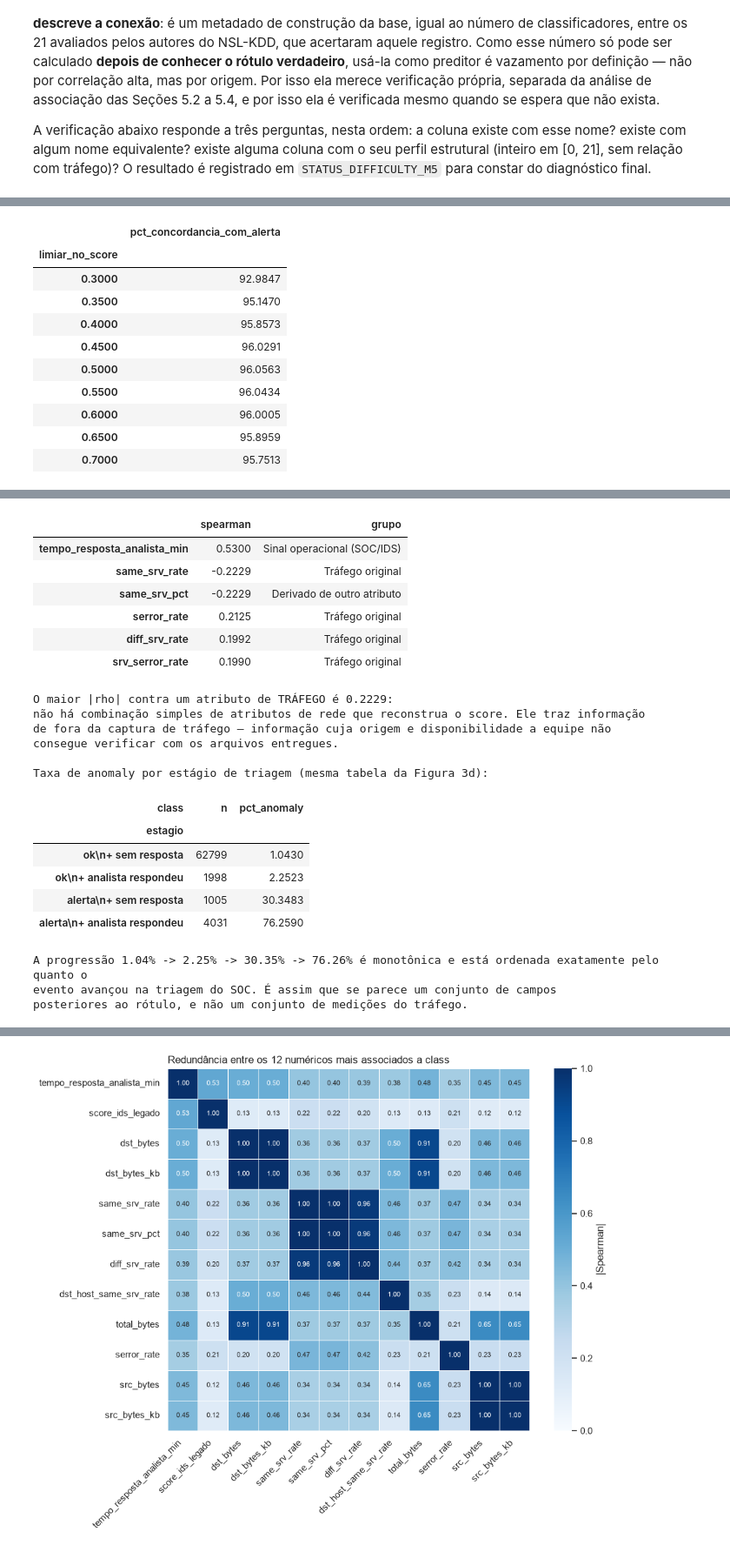
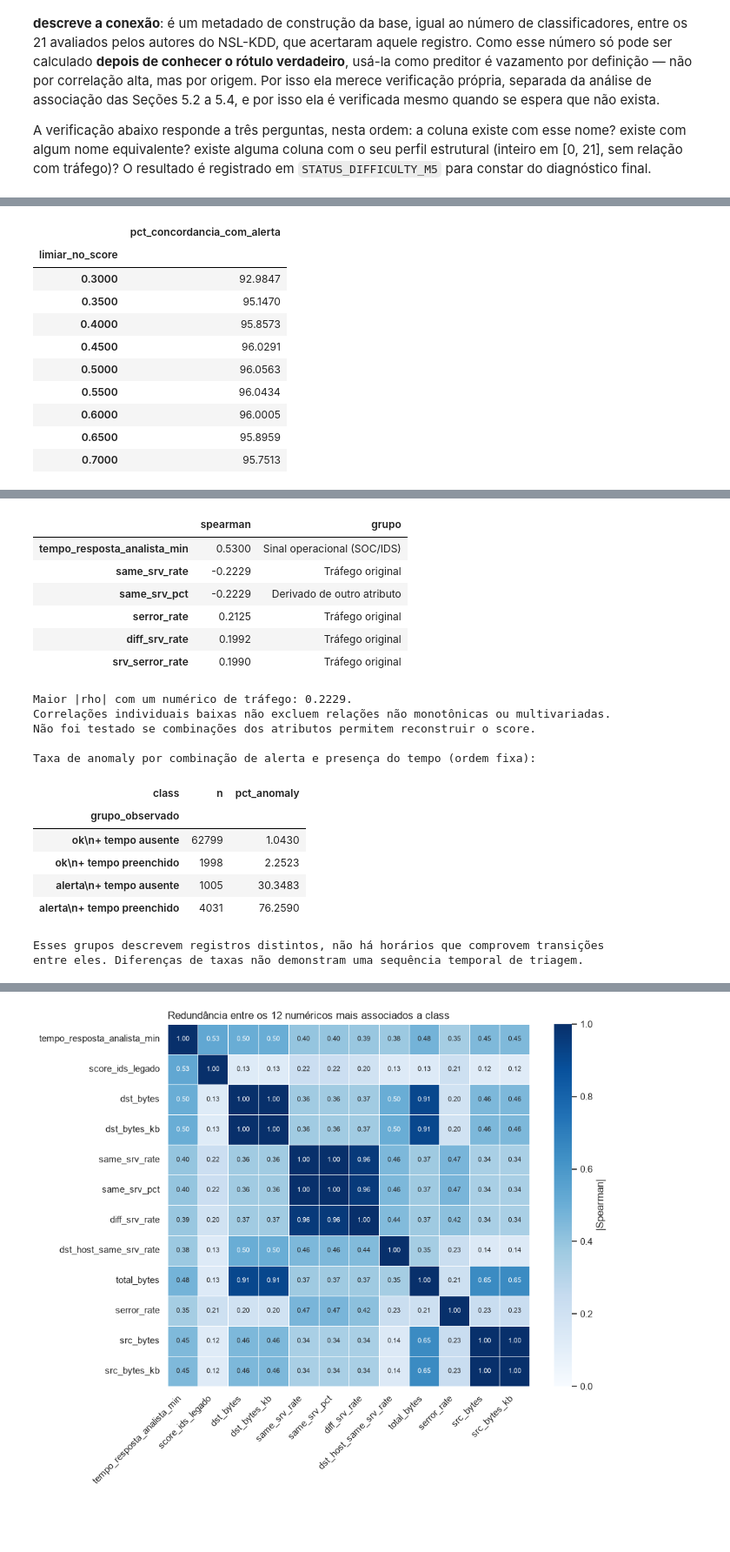
Before and after one commit to matheusmra/tp-ia, a Jupyter notebook: notebooks/01_analise_exploratoria.ipynb, the cells around one changed output, grey strips where cells are left out. Shown at 87% size. Saved outputs shown, nothing was run; the diff lists cells and outputs as text; code cells hidden in the pictures; blank space fills up the shorter version.

```diff
--- a/notebooks/01_analise_exploratoria.ipynb
+++ b/notebooks/01_analise_exploratoria.ipynb
@@ -2106,19 +2128,24 @@ Presença de tempo_resposta_analista_min x classe:
 | preenchido | 3119 | 2910 | 6029 | 51.7333 |
 Entre os registros com tempo de resposta preenchido, a taxa de anomaly é de 51.73% contra 1.50% entre os ausentes — uma razão de 34.4x obtida sem olhar um único valor do campo.
 # %%
-# 5.6 (b) Figura 3: os três sinais vistos por classe, mais o estágio de triagem que eles formam.
+# 5.6 (b) Figura 3: sinais por classe e combinações observadas de alerta/presença do tempo.
 # Toda a figura usa apenas as duas cores de classe já definidas na Seção 2.2: onde a barra mede
-# "% de anomaly", ela recebe a cor de anomaly; a linha cinza é sempre a prevalência da base.
+# "% de anomaly", ela recebe a cor de anomaly, a linha cinza é sempre a prevalência da base.
 from matplotlib.transforms import blended_transform_factory
 
 COR_REFERENCIA_M5 = "#AAAAAA"
 estagio_m5 = pd.Series(
     np.where(alerta_m5.eq("alerta"), "alerta", "ok")
-    + np.where(tem_tempo_m5, "\n+ analista respondeu", "\n+ sem resposta"), name="estagio")
+    + np.where(tem_tempo_m5, "\n+ tempo preenchido", "\n+ tempo ausente"), name="grupo_observado")
 funil_m5 = pd.crosstab(estagio_m5, df_train[COL_ROTULO])
 funil_m5["n"] = funil_m5.sum(axis=1)
 funil_m5["pct_anomaly"] = 100 * funil_m5["anomaly"] / funil_m5["n"]
-funil_m5 = funil_m5.sort_values("pct_anomaly")
+# Ordem descritiva fixa, definida pelas categorias, sem usar as taxas ou o alvo.
+# As combinações não documentam uma sequência temporal de triagem.
+ORDEM_GRUPOS_M5 = ["ok\n+ tempo ausente", "ok\n+ tempo preenchido",
+                   "alerta\n+ tempo ausente", "alerta\n+ tempo preenchido"]
+assert set(funil_m5.index) == set(ORDEM_GRUPOS_M5)
+funil_m5 = funil_m5.reindex(ORDEM_GRUPOS_M5)
 
 
 def linha_de_base(eixo):
@@ -2180,13 +2207,13 @@ for posicao, valor in enumerate(pct_preenchido_m5):
     eixos[1, 0].annotate(f"{valor:.1f}%", (posicao, valor), xytext=(0, 4),
                          textcoords="offset points", ha="center", fontsize=9, color="#333333")
 
-# (d) Os três campos lidos juntos: a taxa de anomaly cresce com o avanço na triagem.
+# (d) Combinações de alerta e presença do tempo: comparação descritiva, sem inferência temporal.
 eixos[1, 1].barh(np.arange(len(funil_m5)), funil_m5["pct_anomaly"], height=0.45,
                  color=cores_classes["anomaly"])
 eixos[1, 1].set_yticks(np.arange(len(funil_m5)), funil_m5.index)
 eixos[1, 1].set_xlim(0, 100)
-eixos[1, 1].set_title("Estágio na triagem do SOC: % de anomaly", loc="left")
-eixos[1, 1].set_xlabel("% de anomaly dentro do estágio")
+eixos[1, 1].set_title("Alerta e presença do tempo: % de anomaly", loc="left")
+eixos[1, 1].set_xlabel("% de anomaly dentro do grupo")
 folga_no_topo(eixos[1, 1], len(funil_m5))
 linha_de_base(eixos[1, 1])
 rotular_barras_h(eixos[1, 1], funil_m5["pct_anomaly"],
@@ -2318,40 +2342,32 @@ está medindo a rede: está registrando uma decisão já tomada sobre aquele eve
 # %%
-# 5.6 (d) Os três campos são medições independentes ou estágios do mesmo fluxo?
-# Se forem saídas do mesmo processo de triagem, isso reforça a hipótese de posterioridade.
-
-# (i) score_ids_legado x tipo_alerta_soc: um limiar no score reproduz a categoria do alerta?
+# 5.6 (d) Associação entre sinais operacionais, sem inferir causalidade ou ordem temporal.
 concordancia_m5 = pd.DataFrame([
     {"limiar_no_score": t,
      "pct_concordancia_com_alerta": 100 * float((score_m5.ge(t) == alerta_m5.eq("alerta")).mean())}
     for t in np.round(np.arange(0.30, 0.75, 0.05), 2)]).set_index("limiar_no_score")
 display(concordancia_m5)
 melhor_conc_m5 = concordancia_m5["pct_concordancia_com_alerta"].max()
-print(f"Um único corte em score_ids_legado reproduz tipo_alerta_soc em até "
-      f"{melhor_conc_m5:.2f}% das 69.833 linhas: os dois campos são, essencialmente, a versão"
-      "\ncontínua e a versão binarizada da MESMA saída do detector legado, e não duas medições"
-      "\nindependentes.")
+conc_constante_m5 = 100 * alerta_m5.value_counts(normalize=True).max()
+print(f"Maior concordância entre um corte no score e o alerta: {melhor_conc_m5:.2f}%.")
+print(f"Referência que sempre prevê a categoria de alerta mais frequente: {conc_constante_m5:.2f}%.")
+print("A concordância sugere relação entre os campos, mas não demonstra origem comum.")
 
-# (ii) Correlação de score_ids_legado com o tráfego e com o outro campo operacional.
 corr_score_m5 = (df_train[COLS_NUMERICAS].corr(method="spearman", min_periods=100)["score_ids_legado"]
                  .drop("score_ids_legado").dropna())
 corr_score_m5 = corr_score_m5.reindex(corr_score_m5.abs().sort_values(ascending=False).index)
 print("\nMaiores correlações de Spearman de score_ids_legado com os demais numéricos:")
 display(corr_score_m5.head(6).to_frame("spearman").join(GRUPO_M5.rename("grupo")))
-print(f"O maior |rho| contra um atributo de TRÁFEGO é "
-      f"{corr_score_m5[GRUPO_M5.reindex(corr_score_m5.index) == 'Tráfego original'].abs().max():.4f}:"
-      "\nnão há combinação simples de atributos de rede que reconstrua o score. Ele traz informação"
-      "\nde fora da captura de tráfego — informação cuja origem e disponibilidade a equipe não"
-      "\nconsegue verificar com os arquivos entregues.")
+print(f"Maior |rho| com um numérico de tráfego: "
+      f"{corr_score_m5[GRUPO_M5.reindex(corr_score_m5.index) == 'Tráfego original'].abs().max():.4f}.")
+print("Correlações individuais baixas não excluem relações não monotônicas ou multivariadas.")
+print("Não foi testado se combinações dos atributos permitem reconstruir o score.")
 
-# (iii) O funil: a taxa de anomaly cresce monotonicamente com o avanço na triagem.
-print("\nTaxa de anomaly por estágio de triagem (mesma tabela da Figura 3d):")
+print("\nTaxa de anomaly por combinação de alerta e presença do tempo (ordem fixa):")
 display(funil_m5[["n", "pct_anomaly"]])
-assert funil_m5["pct_anomaly"].is_monotonic_increasing, (
-    "O funil deixou de ser monotônico; revisar a interpretação da Seção 5.6.")
-progressao_m5 = " -> ".join(f"{v:.2f}%" for v in funil_m5["pct_anomaly"])
-print(f"A progressão {progressao_m5} é monotônica e está ordenada exatamente pelo quanto o")
-print("evento avançou na triagem do SOC. É assim que se parece um conjunto de campos")
-print("posteriores ao rótulo, e não um conjunto de medições do tráfego.")
+assert funil_m5.index.tolist() == ORDEM_GRUPOS_M5
+assert int(funil_m5["n"].sum()) == len(df_train)
+print("Esses grupos descrevem registros distintos, não há horários que comprovem transições")
+print("entre eles. Diferenças de taxas não demonstram uma sequência temporal de triagem.")
 # %% [output]
 |  | pct_concordancia_com_alerta |
 | limiar_no_score |  |
@@ -2370,25 +2386,23 @@ independentes.
 
 Maiores correlações de Spearman de score_ids_legado com os demais numéricos:
 |  | spearman | grupo |
 | tempo_resposta_analista_min | 0.5300 | Sinal operacional (SOC/IDS) |
 | same_srv_rate | -0.2229 | Tráfego original |
 | same_srv_pct | -0.2229 | Derivado de outro atributo |
 | serror_rate | 0.2125 | Tráfego original |
 | diff_srv_rate | 0.1992 | Tráfego original |
 | srv_serror_rate | 0.1990 | Tráfego original |
-O maior |rho| contra um atributo de TRÁFEGO é 0.2229:
-não há combinação simples de atributos de rede que reconstrua o score. Ele traz informação
-de fora da captura de tráfego — informação cuja origem e disponibilidade a equipe não
-consegue verificar com os arquivos entregues.
+Maior |rho| com um numérico de tráfego: 0.2229.
+Correlações individuais baixas não excluem relações não monotônicas ou multivariadas.
+Não foi testado se combinações dos atributos permitem reconstruir o score.
 
-Taxa de anomaly por estágio de triagem (mesma tabela da Figura 3d):
+Taxa de anomaly por combinação de alerta e presença do tempo (ordem fixa):
 | class | n | pct_anomaly |
-| estagio |  |  |
-| ok\n+ sem resposta | 62799 | 1.0430 |
-| ok\n+ analista respondeu | 1998 | 2.2523 |
-| alerta\n+ sem resposta | 1005 | 30.3483 |
-| alerta\n+ analista respondeu | 4031 | 76.2590 |
+| grupo_observado |  |  |
+| ok\n+ tempo ausente | 62799 | 1.0430 |
+| ok\n+ tempo preenchido | 1998 | 2.2523 |
+| alerta\n+ tempo ausente | 1005 | 30.3483 |
+| alerta\n+ tempo preenchido | 4031 | 76.2590 |
-A progressão 1.04% -> 2.25% -> 30.35% -> 76.26% é monotônica e está ordenada exatamente pelo quanto o
-evento avançou na triagem do SOC. É assim que se parece um conjunto de campos
-posteriores ao rótulo, e não um conjunto de medições do tráfego.
+Esses grupos descrevem registros distintos, não há horários que comprovem transições
+entre eles. Diferenças de taxas não demonstram uma sequência temporal de triagem.
 # %% [markdown]
```
Also changed, not shown: parts of 60 cells of this notebook, 1 other file.
